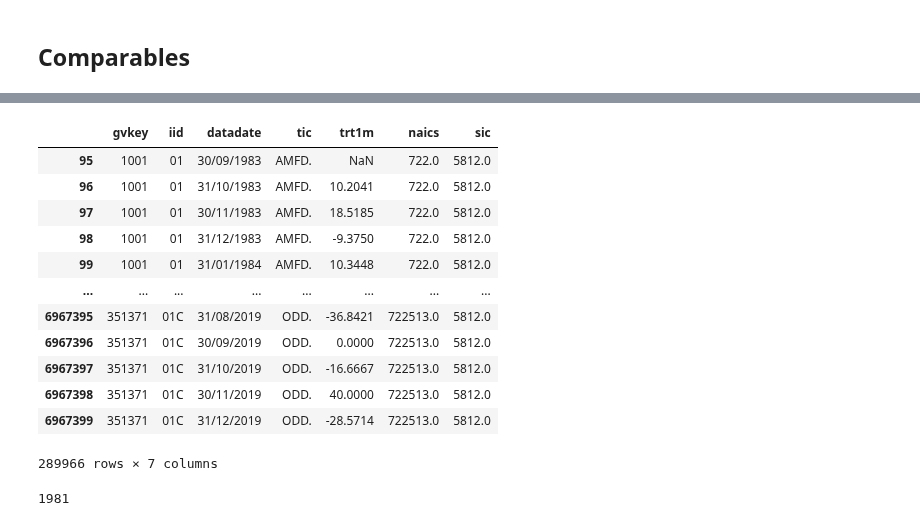
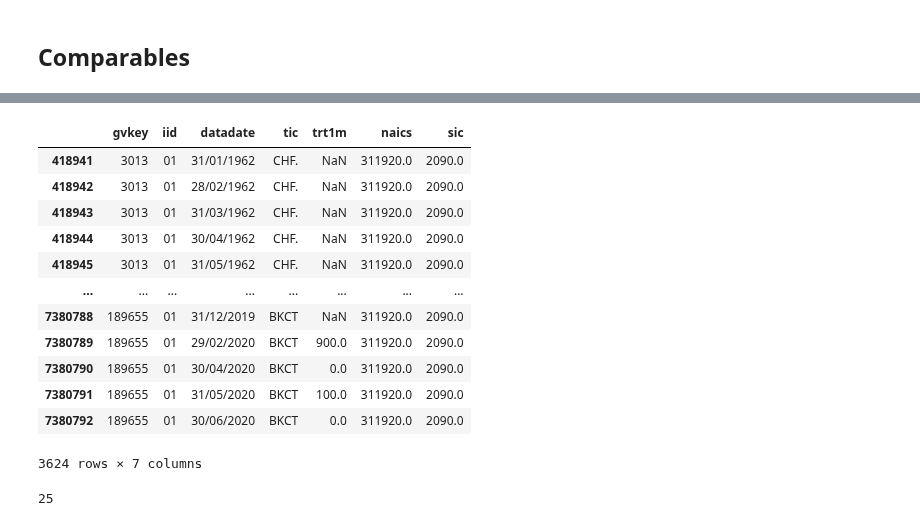
Before and after one commit to statistactics/sin-stocks, a Jupyter notebook: STOCK_FILTERING.ipynb, the cells around one changed output, grey strips where cells are left out. Drawn from its saved outputs; the diff is of its cells as text; code cells hidden in the pictures.

```diff
--- a/STOCK_FILTERING.ipynb
+++ b/STOCK_FILTERING.ipynb
@@ -517,21 +509,24 @@ sic_comparables
-# %%
-comparable_stocks = universe_df[universe_df["sic"].isin(sic_comparables)]
-comparable_stocks
-# %% [output]
-|  | gvkey | iid | datadate | tic | trt1m | naics | sic |
-| 95 | 1001 | 01 | 30/09/1983 | AMFD. | NaN | 722.0 | 5812.0 |
-| 96 | 1001 | 01 | 31/10/1983 | AMFD. | 10.2041 | 722.0 | 5812.0 |
-| 97 | 1001 | 01 | 30/11/1983 | AMFD. | 18.5185 | 722.0 | 5812.0 |
-| 98 | 1001 | 01 | 31/12/1983 | AMFD. | -9.3750 | 722.0 | 5812.0 |
-| 99 | 1001 | 01 | 31/01/1984 | AMFD. | 10.3448 | 722.0 | 5812.0 |
-| ... | ... | ... | ... | ... | ... | ... | ... |
-| 6967395 | 351371 | 01C | 31/08/2019 | ODD. | -36.8421 | 722513.0 | 5812.0 |
-| 6967396 | 351371 | 01C | 30/09/2019 | ODD. | 0.0000 | 722513.0 | 5812.0 |
-| 6967397 | 351371 | 01C | 31/10/2019 | ODD. | -16.6667 | 722513.0 | 5812.0 |
-| 6967398 | 351371 | 01C | 30/11/2019 | ODD. | 40.0000 | 722513.0 | 5812.0 |
-| 6967399 | 351371 | 01C | 31/12/2019 | ODD. | -28.5714 | 722513.0 | 5812.0 |
-289966 rows × 7 columns
+# %%
+sic_stim = [2095]
+naics_stim = [311920]
+stim_stocks = universe_df[((universe_df["sic"].isin(sic_stim)) | (universe_df["naics"].isin(naics_stim)))]
+# %%
+stim_stocks
+# %% [output]
+|  | gvkey | iid | datadate | tic | trt1m | naics | sic |
+| 418941 | 3013 | 01 | 31/01/1962 | CHF. | NaN | 311920.0 | 2090.0 |
+| 418942 | 3013 | 01 | 28/02/1962 | CHF. | NaN | 311920.0 | 2090.0 |
+| 418943 | 3013 | 01 | 31/03/1962 | CHF. | NaN | 311920.0 | 2090.0 |
+| 418944 | 3013 | 01 | 30/04/1962 | CHF. | NaN | 311920.0 | 2090.0 |
+| 418945 | 3013 | 01 | 31/05/1962 | CHF. | NaN | 311920.0 | 2090.0 |
+| ... | ... | ... | ... | ... | ... | ... | ... |
+| 7380788 | 189655 | 01 | 31/12/2019 | BKCT | NaN | 311920.0 | 2090.0 |
+| 7380789 | 189655 | 01 | 29/02/2020 | BKCT | 900.0 | 311920.0 | 2090.0 |
+| 7380790 | 189655 | 01 | 30/04/2020 | BKCT | 0.0 | 311920.0 | 2090.0 |
+| 7380791 | 189655 | 01 | 31/05/2020 | BKCT | 100.0 | 311920.0 | 2090.0 |
+| 7380792 | 189655 | 01 | 30/06/2020 | BKCT | 0.0 | 311920.0 | 2090.0 |
+3624 rows × 7 columns
 # %%
-len(comparable_stocks["tic"].unique())
+len(stim_stocks["tic"].unique())
 # %% [output]
-1981
+25
```
Also changed, not shown: parts of 5 cells of this notebook, 3 other files.
